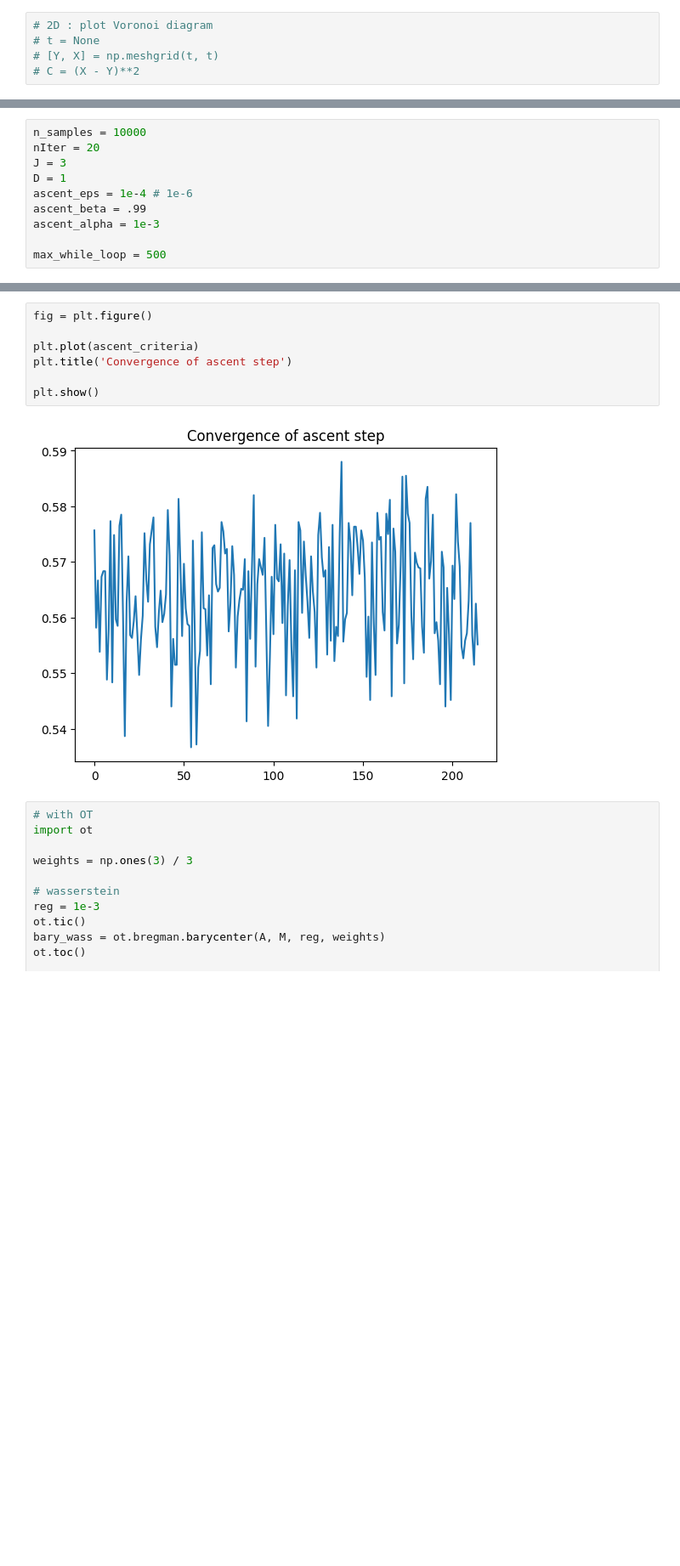
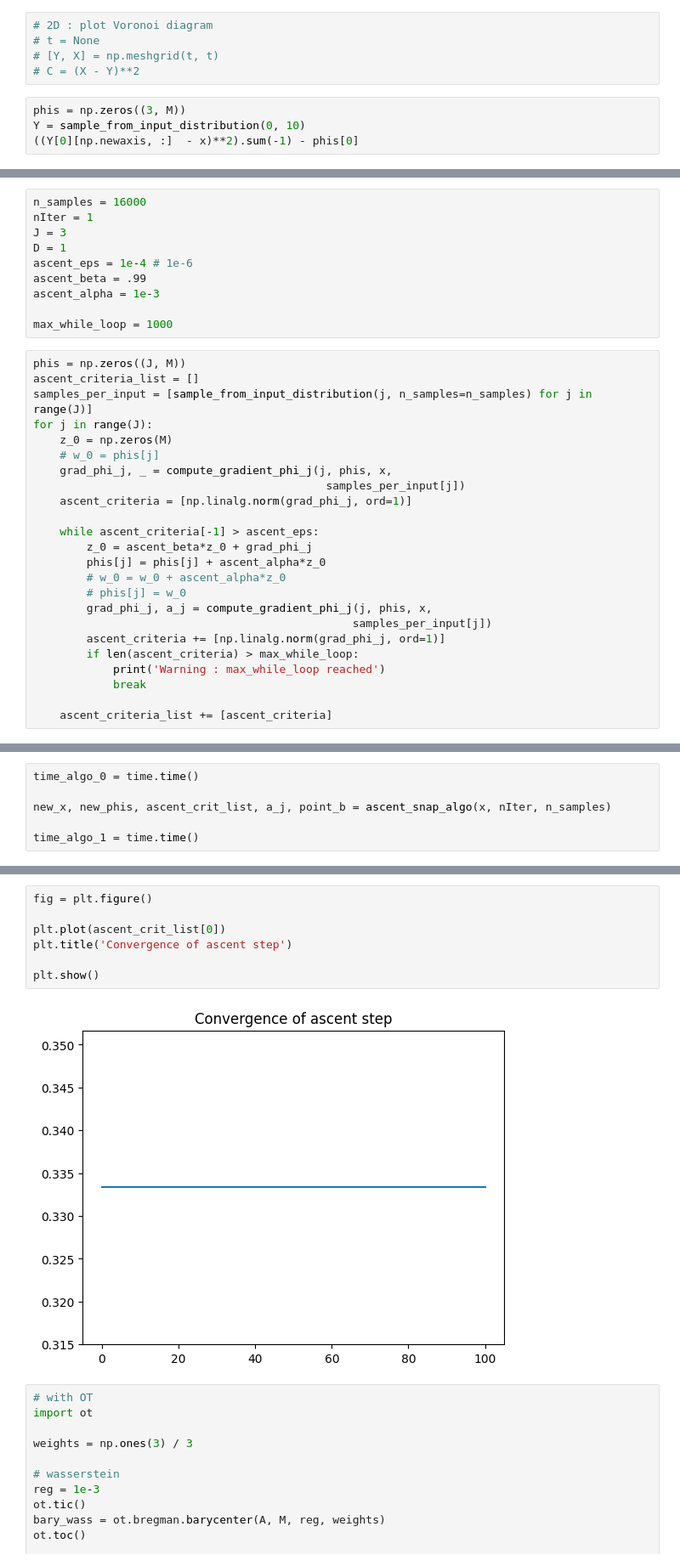
Before and after one commit to InesVATI/projectOT_stochastic_wasserstein_barycenters, a Jupyter notebook: code/experiments.ipynb, the cells around one changed output, grey strips where cells are left out. Shown at 85% size. Saved outputs shown, nothing was run; the diff lists cells and outputs as text; blank space fills up the shorter version.

```diff
--- a/code/experiments.ipynb
+++ b/code/experiments.ipynb
@@ -137,3 +149,7 @@ x.shape
 # t = None
 # [Y, X] = np.meshgrid(t, t)
 # C = (X - Y)**2
+# %%
+phis = np.zeros((3, M))
+Y = sample_from_input_distribution(0, 10)
+((Y[0][np.newaxis, :]  - x)**2).sum(-1) - phis[0]
@@ -200,10 +250,34 @@ def compute_gradient_phi_j(ind_j : int, phis, barycenter_point,
 # %%
-n_samples = 10000
-nIter = 20
+n_samples = 16000
+nIter = 1
 J = 3
 D = 1
 ascent_eps = 1e-4 # 1e-6
 ascent_beta = .99
 ascent_alpha = 1e-3
 
-max_while_loop = 500
+max_while_loop = 1000
+# %%
+phis = np.zeros((J, M))
+ascent_criteria_list = []
+samples_per_input = [sample_from_input_distribution(j, n_samples=n_samples) for j in range(J)]
+for j in range(J):
+    z_0 = np.zeros(M)
+    # w_0 = phis[j]
+    grad_phi_j, _ = compute_gradient_phi_j(j, phis, x,
+                                            samples_per_input[j])
+    ascent_criteria = [np.linalg.norm(grad_phi_j, ord=1)]
+
+    while ascent_criteria[-1] > ascent_eps:
+        z_0 = ascent_beta*z_0 + grad_phi_j
+        phis[j] = phis[j] + ascent_alpha*z_0
+        # w_0 = w_0 + ascent_alpha*z_0
+        # phis[j] = w_0
+        grad_phi_j, a_j = compute_gradient_phi_j(j, phis, x,
+                                                samples_per_input[j])
+        ascent_criteria += [np.linalg.norm(grad_phi_j, ord=1)]
+        if len(ascent_criteria) > max_while_loop:
+            print('Warning : max_while_loop reached')
+            break
+
+    ascent_criteria_list += [ascent_criteria]
@@ -256,0 +364,6 @@ len(ascent_criteria)
+# %%
+time_algo_0 = time.time()
+
+new_x, new_phis, ascent_crit_list, a_j, point_b = ascent_snap_algo(x, nIter, n_samples)
+
+time_algo_1 = time.time()
@@ -281,12 +397,12 @@ np.linalg.norm(grad_phi_j)
 # %%
 fig = plt.figure()
 
-plt.plot(ascent_criteria)
+plt.plot(ascent_crit_list[0])
 plt.title('Convergence of ascent step')
 
 plt.show()
 # %% [output]
-[figure, old version]
+[figure, new version]
 # %%
 # with OT
 import ot
```
Also changed, not shown: parts of 22 cells of this notebook, 8 other files.
